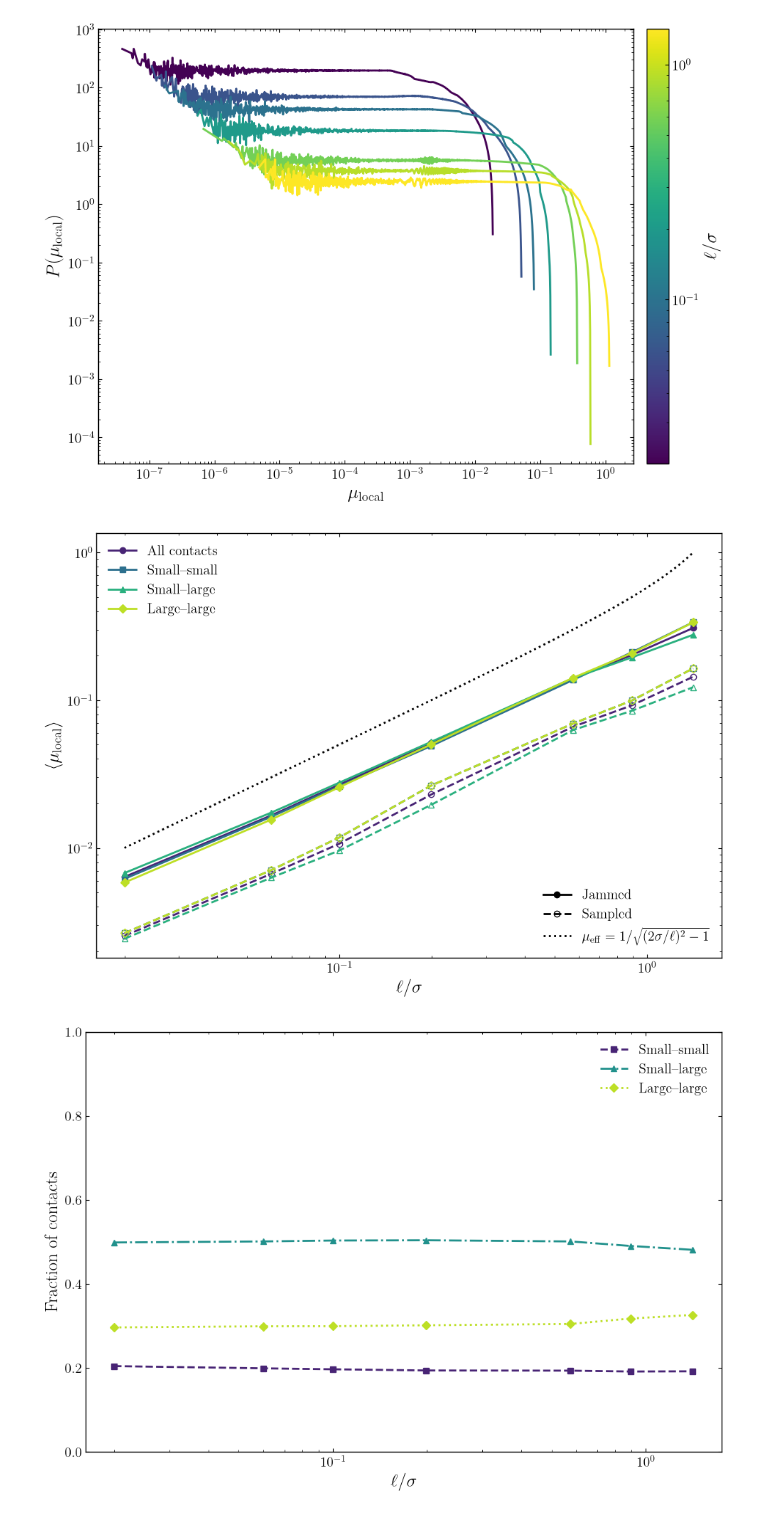
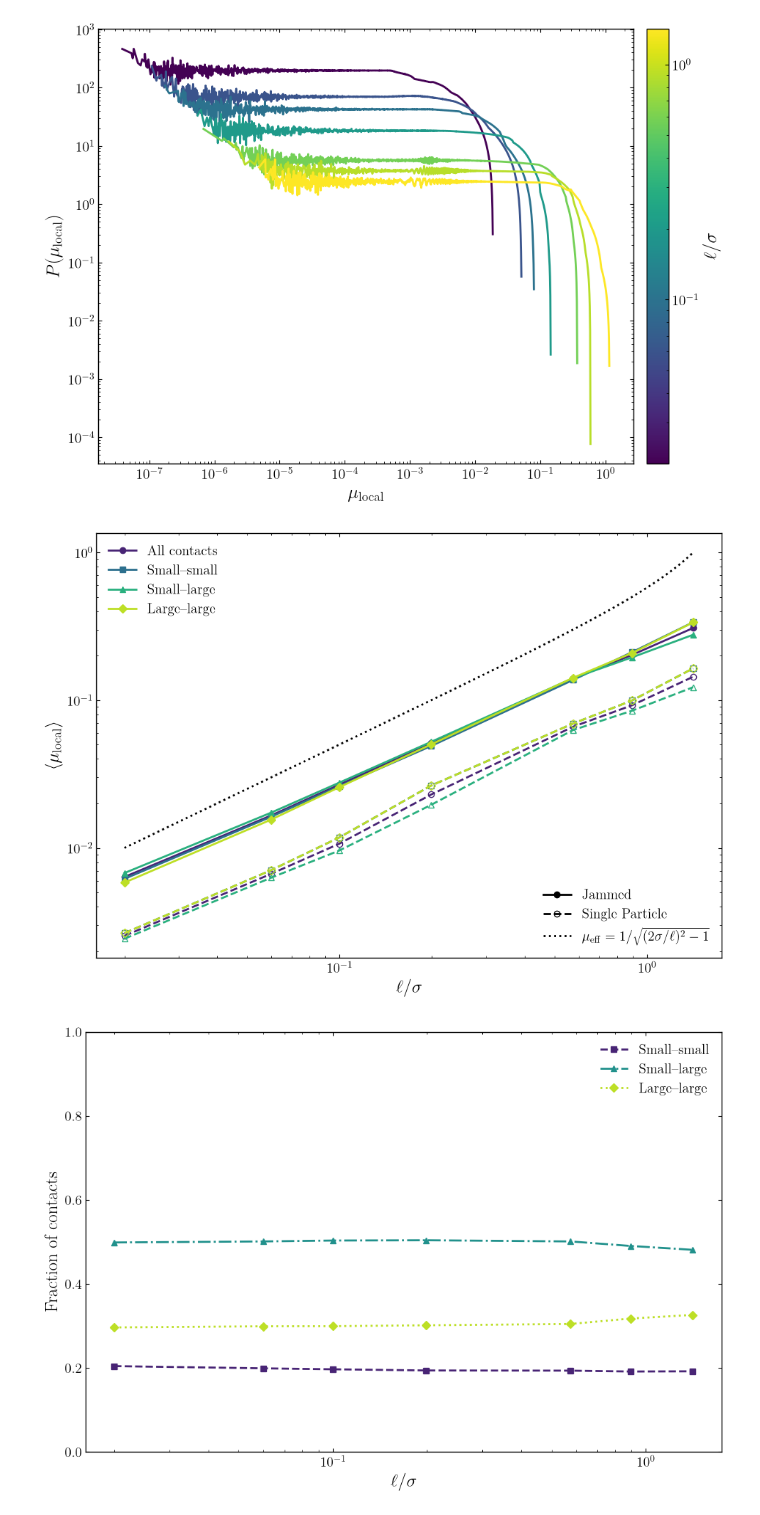
Before and after one commit to rohan-goyal-1/summer-26, a Jupyter notebook: friction/uniform/uniform.ipynb, the cells around one changed output. Cells and saved outputs as stored; diff of their text form; code cells hidden in the pictures.

```diff
--- a/friction/uniform/uniform.ipynb
+++ b/friction/uniform/uniform.ipynb
@@ -302,35 +302,35 @@ contact_legend = ax.legend(
     handles=contact_handles,
     frameon=False,
     loc="upper left",
 )
 ax.add_artist(contact_legend)
 
 source_handles = [
     ax.plot([], [], color="black", linestyle="-", marker="o", label="Jammed")[0],
     ax.plot(
         [],
         [],
         color="black",
         linestyle="--",
         marker="o",
         markerfacecolor="none",
-        label="Sampled",
+        label="Single Particle",
     )[0],
     theory_line,
 ]
 
 ax.legend(handles=source_handles, frameon=False, loc="lower right")
 ax.set_xlabel(r"$\ell/\sigma$")
 ax.set_ylabel(r"$\langle\mu_{\mathrm{local}}\rangle$")
 # ax.set_ylabel(r"$GM(\mu_{\mathrm{local}})$")
 ax.set_xscale('log')
 ax.set_yscale('log')
 
 plt.tight_layout()
 plt.savefig("../../figures/friction/uniform/mean-mu.png", dpi=600, bbox_inches="tight")
 plt.show()
 # %% [output]
-[figure, old version]
+[figure, new version]
 # %%
 contact_types = {
     "ss": ("Small--small", "s", "--"),
```
Also changed, not shown: parts of 1 cell of this notebook, 11 other files.
